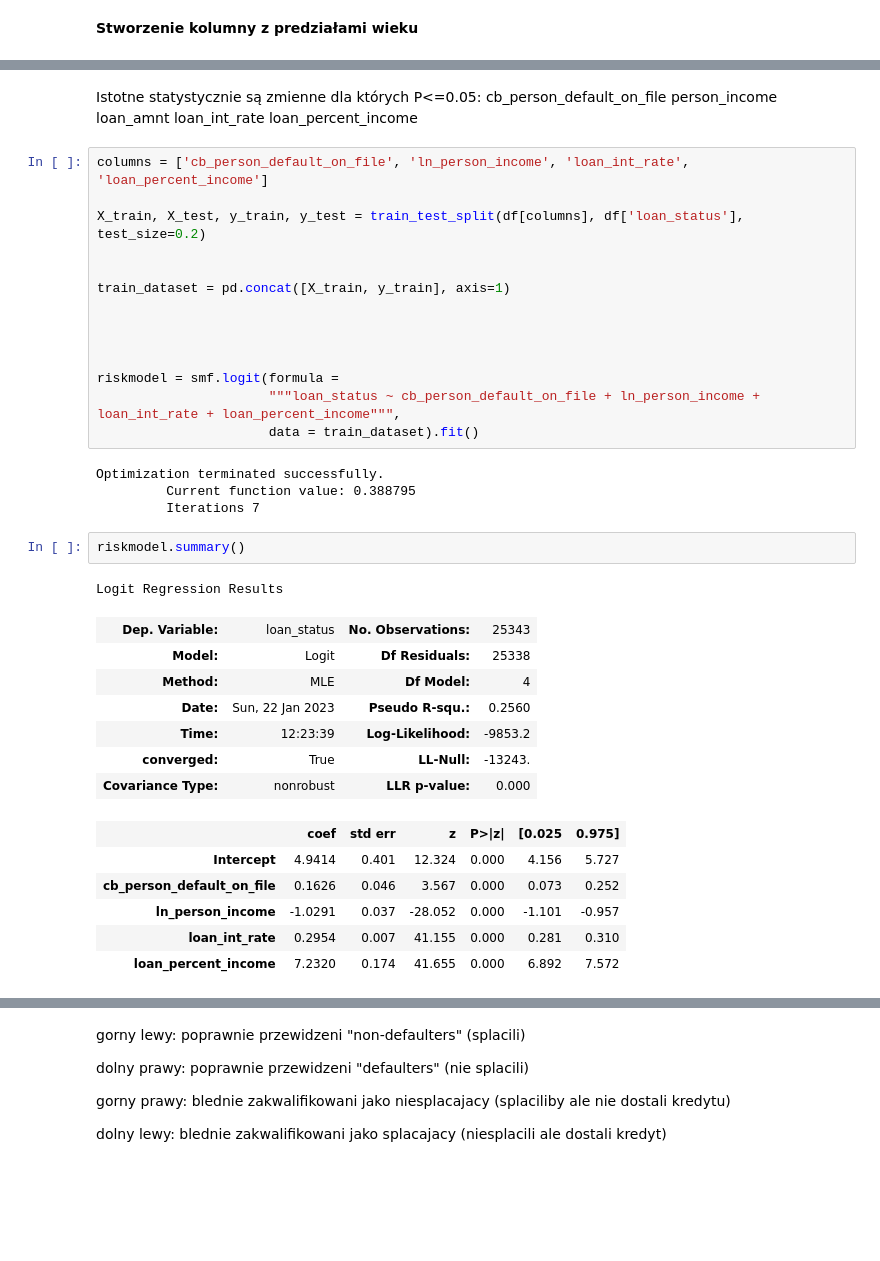
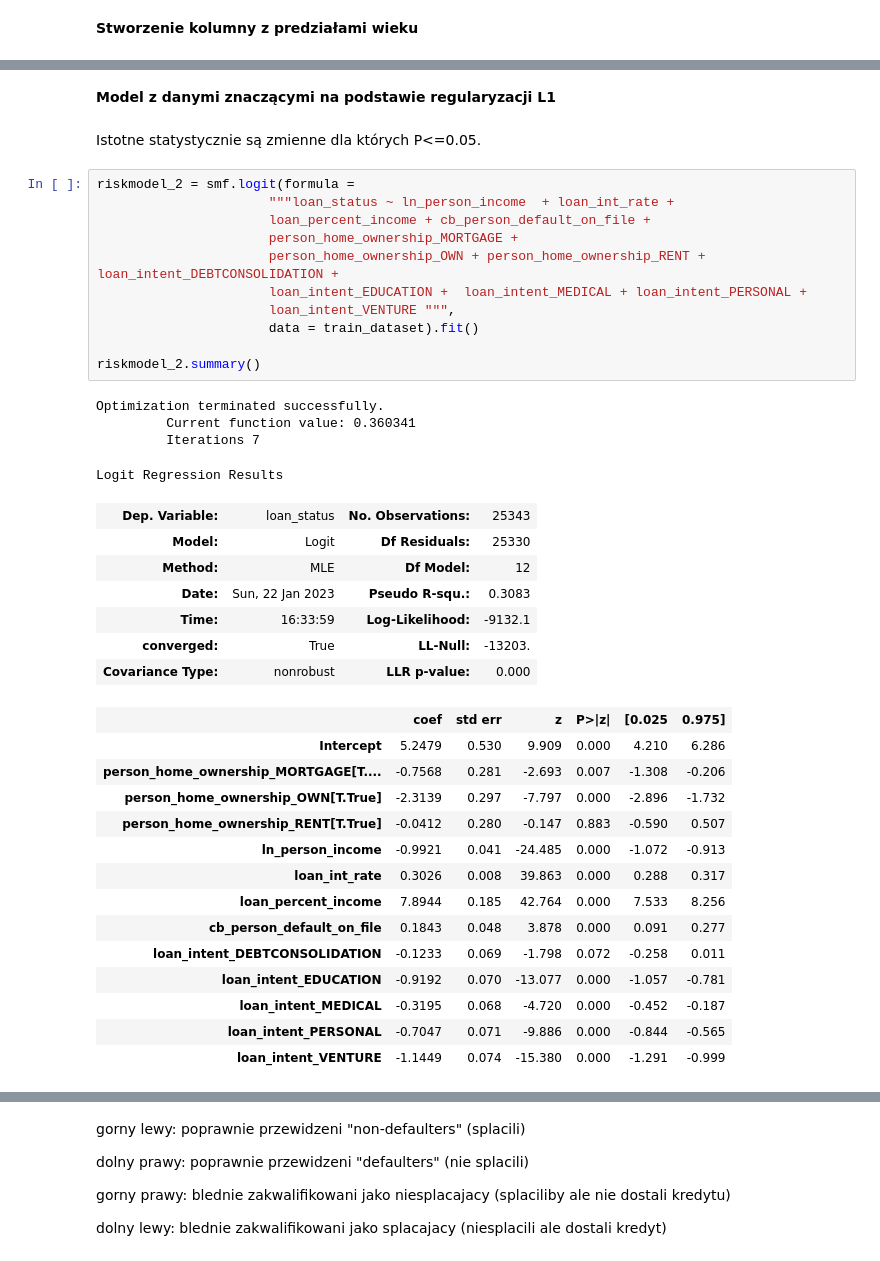
Before and after one commit to aleksyniemir/credit_risk_analysis, a Jupyter notebook: data_analysis.ipynb, the cells around one changed output, grey strips where cells are left out. Cells and saved outputs as stored; diff of their text form; blank space fills up the shorter version.

```diff
--- a/data_analysis.ipynb
+++ b/data_analysis.ipynb
@@ -401,42 +530,41 @@ Logit Regression Results
+# %% [markdown]
+**Model z danymi znaczącymi na podstawie regularyzacji L1**
 # %% [markdown]
-Istotne statystycznie są zmienne dla których P<=0.05:
-cb_person_default_on_file
-person_income
-loan_amnt
-loan_int_rate
-loan_percent_income
+Istotne statystycznie są zmienne dla których P<=0.05.
 # %%
-columns = ['cb_person_default_on_file', 'ln_person_income', 'loan_int_rate', 'loan_percent_income']
+riskmodel_2 = smf.logit(formula =
+                      """loan_status ~ ln_person_income  + loan_int_rate +
+                      loan_percent_income + cb_person_default_on_file +
+                      person_home_ownership_MORTGAGE +
+                      person_home_ownership_OWN + person_home_ownership_RENT + loan_intent_DEBTCONSOLIDATION +
+                      loan_intent_EDUCATION +  loan_intent_MEDICAL + loan_intent_PERSONAL +
+                      loan_intent_VENTURE """,
+                      data = train_dataset).fit()
 
-X_train, X_test, y_train, y_test = train_test_split(df[columns], df['loan_status'], test_size=0.2)
-
-
-train_dataset = pd.concat([X_train, y_train], axis=1)
-
-
-
-
-riskmodel = smf.logit(formula =
-                      """loan_status ~ cb_person_default_on_file + ln_person_income +  loan_int_rate + loan_percent_income""",
-                      data = train_dataset).fit()
+riskmodel_2.summary()
 # %% [output]
 Optimization terminated successfully.
-         Current function value: 0.388795
+         Current function value: 0.360341
          Iterations 7
+Logit Regression Results
+| Dep. Variable: | loan_status | No. Observations: | 25343 |
+| Model: | Logit | Df Residuals: | 25330 |
+| Method: | MLE | Df Model: | 12 |
+| Date: | Sun, 22 Jan 2023 | Pseudo R-squ.: | 0.3083 |
+| Time: | 16:33:59 | Log-Likelihood: | -9132.1 |
+| converged: | True | LL-Null: | -13203. |
+| Covariance Type: | nonrobust | LLR p-value: | 0.000 |
+|  | coef | std err | z | P>|z| | [0.025 | 0.975] |
+| Intercept | 5.2479 | 0.530 | 9.909 | 0.000 | 4.210 | 6.286 |
+| person_home_ownership_MORTGAGE[T.... | -0.7568 | 0.281 | -2.693 | 0.007 | -1.308 | -0.206 |
+| person_home_ownership_OWN[T.True] | -2.3139 | 0.297 | -7.797 | 0.000 | -2.896 | -1.732 |
+| person_home_ownership_RENT[T.True] | -0.0412 | 0.280 | -0.147 | 0.883 | -0.590 | 0.507 |
+| ln_person_income | -0.9921 | 0.041 | -24.485 | 0.000 | -1.072 | -0.913 |
+| loan_int_rate | 0.3026 | 0.008 | 39.863 | 0.000 | 0.288 | 0.317 |
+| loan_percent_income | 7.8944 | 0.185 | 42.764 | 0.000 | 7.533 | 8.256 |
+| cb_person_default_on_file | 0.1843 | 0.048 | 3.878 | 0.000 | 0.091 | 0.277 |
+| loan_intent_DEBTCONSOLIDATION | -0.1233 | 0.069 | -1.798 | 0.072 | -0.258 | 0.011 |
+| loan_intent_EDUCATION | -0.9192 | 0.070 | -13.077 | 0.000 | -1.057 | -0.781 |
+| loan_intent_MEDICAL | -0.3195 | 0.068 | -4.720 | 0.000 | -0.452 | -0.187 |
+| loan_intent_PERSONAL | -0.7047 | 0.071 | -9.886 | 0.000 | -0.844 | -0.565 |
+| loan_intent_VENTURE | -1.1449 | 0.074 | -15.380 | 0.000 | -1.291 | -0.999 |
-# %%
-riskmodel.summary()
-# %% [output]
-Logit Regression Results
-| Dep. Variable: | loan_status | No. Observations: | 25343 |
-| Model: | Logit | Df Residuals: | 25338 |
-| Method: | MLE | Df Model: | 4 |
-| Date: | Sun, 22 Jan 2023 | Pseudo R-squ.: | 0.2560 |
-| Time: | 12:23:39 | Log-Likelihood: | -9853.2 |
-| converged: | True | LL-Null: | -13243. |
-| Covariance Type: | nonrobust | LLR p-value: | 0.000 |
-|  | coef | std err | z | P>|z| | [0.025 | 0.975] |
-| Intercept | 4.9414 | 0.401 | 12.324 | 0.000 | 4.156 | 5.727 |
-| cb_person_default_on_file | 0.1626 | 0.046 | 3.567 | 0.000 | 0.073 | 0.252 |
-| ln_person_income | -1.0291 | 0.037 | -28.052 | 0.000 | -1.101 | -0.957 |
-| loan_int_rate | 0.2954 | 0.007 | 41.155 | 0.000 | 0.281 | 0.310 |
-| loan_percent_income | 7.2320 | 0.174 | 41.655 | 0.000 | 6.892 | 7.572 |
```
Also changed, not shown: parts of 27 cells of this notebook.
